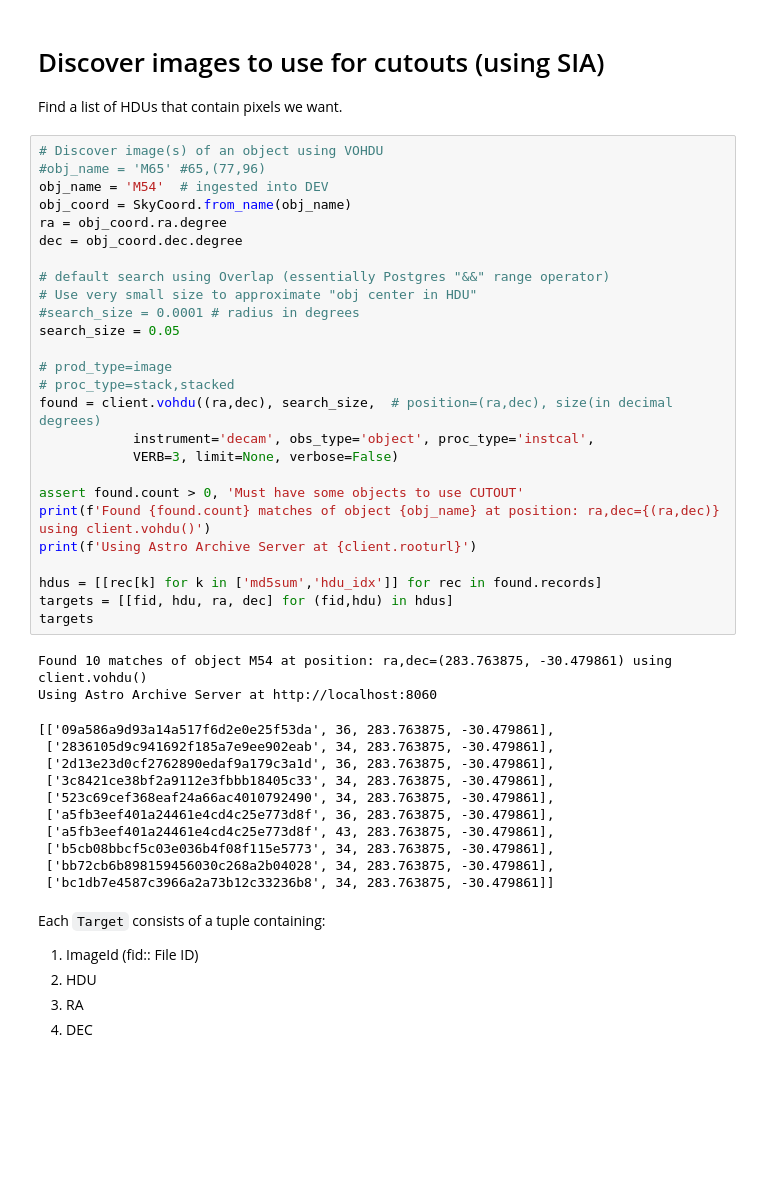
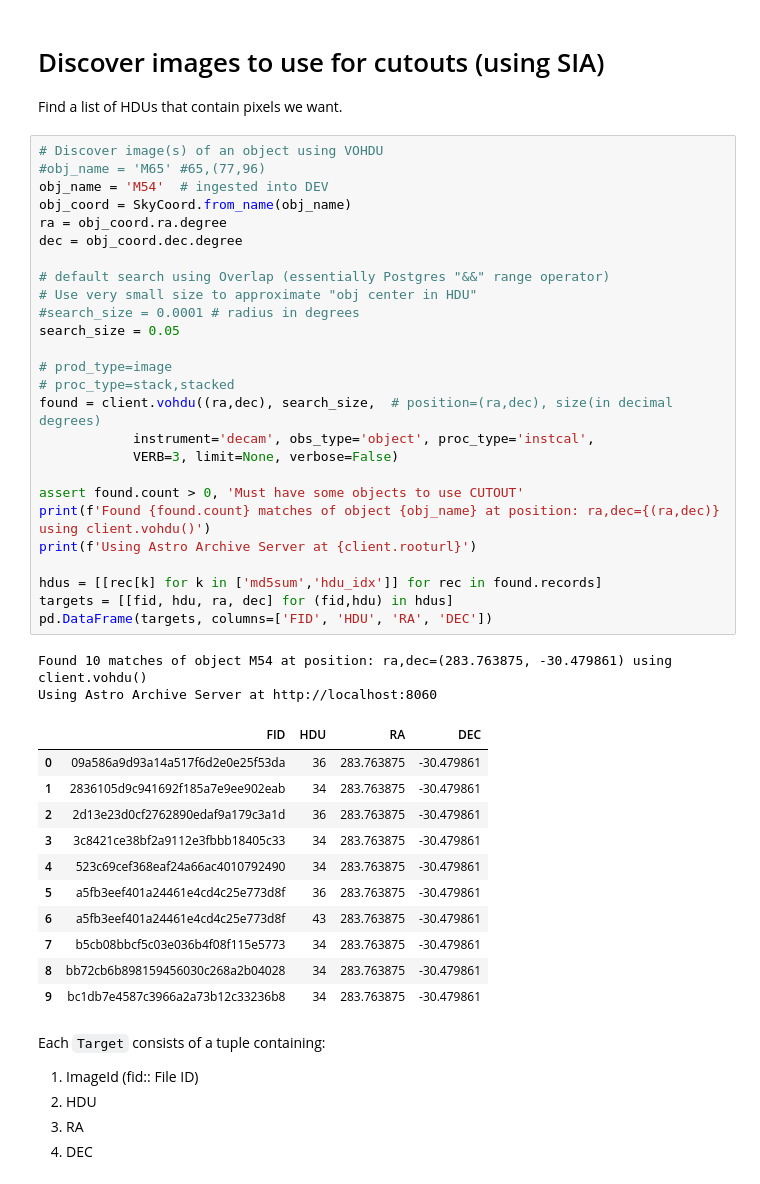
Before and after one commit to NOAO/astroget, a Jupyter notebook: astroget/notebooks/cutouts-examples.ipynb, the cells around one changed output. Cells and saved outputs as stored; diff of their text form; blank space fills up the shorter version.

```diff
--- a/astroget/notebooks/cutouts-examples.ipynb
+++ b/astroget/notebooks/cutouts-examples.ipynb
@@ -103,42 +105,43 @@ Find a list of HDUs that contain pixels we want.
 # %%
 # Discover image(s) of an object using VOHDU
 #obj_name = 'M65' #65,(77,96)
 obj_name = 'M54'  # ingested into DEV
 obj_coord = SkyCoord.from_name(obj_name)
 ra = obj_coord.ra.degree
 dec = obj_coord.dec.degree
 
 # default search using Overlap (essentially Postgres "&&" range operator)
 # Use very small size to approximate "obj center in HDU"
 #search_size = 0.0001 # radius in degrees
 search_size = 0.05
 
 # prod_type=image
 # proc_type=stack,stacked
 found = client.vohdu((ra,dec), search_size,  # position=(ra,dec), size(in decimal degrees)
             instrument='decam', obs_type='object', proc_type='instcal',
             VERB=3, limit=None, verbose=False)
 
 assert found.count > 0, 'Must have some objects to use CUTOUT'
 print(f'Found {found.count} matches of object {obj_name} at position: ra,dec={(ra,dec)} using client.vohdu()')
 print(f'Using Astro Archive Server at {client.rooturl}')
 
 hdus = [[rec[k] for k in ['md5sum','hdu_idx']] for rec in found.records]
 targets = [[fid, hdu, ra, dec] for (fid,hdu) in hdus]
-targets
+pd.DataFrame(targets, columns=['FID', 'HDU', 'RA', 'DEC'])
 # %% [output]
 Found 10 matches of object M54 at position: ra,dec=(283.763875, -30.479861) using client.vohdu()
 Using Astro Archive Server at http://localhost:8060
-[['09a586a9d93a14a517f6d2e0e25f53da', 36, 283.763875, -30.479861],
- ['2836105d9c941692f185a7e9ee902eab', 34, 283.763875, -30.479861],
- ['2d13e23d0cf2762890edaf9a179c3a1d', 36, 283.763875, -30.479861],
- ['3c8421ce38bf2a9112e3fbbb18405c33', 34, 283.763875, -30.479861],
- ['523c69cef368eaf24a66ac4010792490', 34, 283.763875, -30.479861],
- ['a5fb3eef401a24461e4cd4c25e773d8f', 36, 283.763875, -30.479861],
- ['a5fb3eef401a24461e4cd4c25e773d8f', 43, 283.763875, -30.479861],
- ['b5cb08bbcf5c03e036b4f08f115e5773', 34, 283.763875, -30.479861],
- ['bb72cb6b898159456030c268a2b04028', 34, 283.763875, -30.479861],
- ['bc1db7e4587c3966a2a73b12c33236b8', 34, 283.763875, -30.479861]]
+|  | FID | HDU | RA | DEC |
+| 0 | 09a586a9d93a14a517f6d2e0e25f53da | 36 | 283.763875 | -30.479861 |
+| 1 | 2836105d9c941692f185a7e9ee902eab | 34 | 283.763875 | -30.479861 |
+| 2 | 2d13e23d0cf2762890edaf9a179c3a1d | 36 | 283.763875 | -30.479861 |
+| 3 | 3c8421ce38bf2a9112e3fbbb18405c33 | 34 | 283.763875 | -30.479861 |
+| 4 | 523c69cef368eaf24a66ac4010792490 | 34 | 283.763875 | -30.479861 |
+| 5 | a5fb3eef401a24461e4cd4c25e773d8f | 36 | 283.763875 | -30.479861 |
+| 6 | a5fb3eef401a24461e4cd4c25e773d8f | 43 | 283.763875 | -30.479861 |
+| 7 | b5cb08bbcf5c03e036b4f08f115e5773 | 34 | 283.763875 | -30.479861 |
+| 8 | bb72cb6b898159456030c268a2b04028 | 34 | 283.763875 | -30.479861 |
+| 9 | bc1db7e4587c3966a2a73b12c33236b8 | 34 | 283.763875 | -30.479861 |
 # %% [markdown]
 Each `Target` consists of a tuple containing:
 1. ImageId  (fid:: File ID)
```
Also changed, not shown: parts of 33 cells of this notebook, 1 other file.
